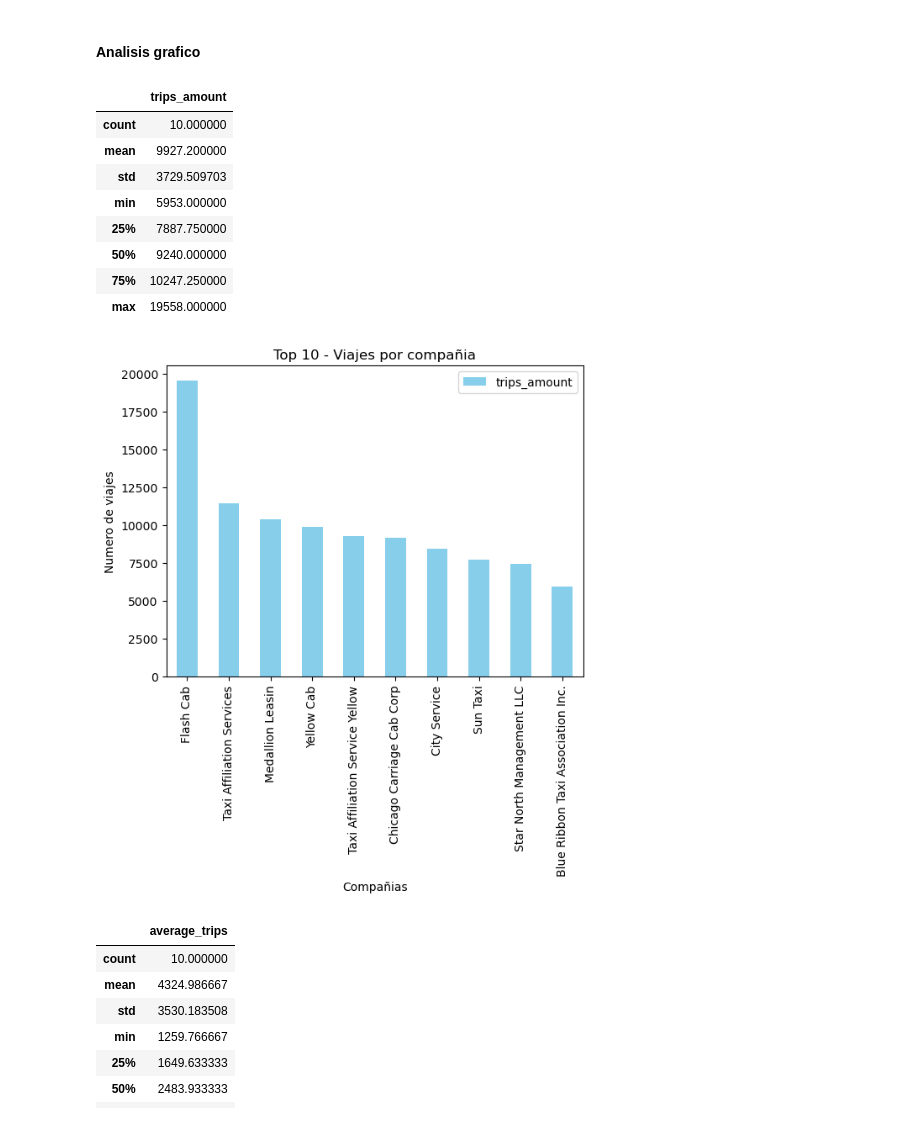
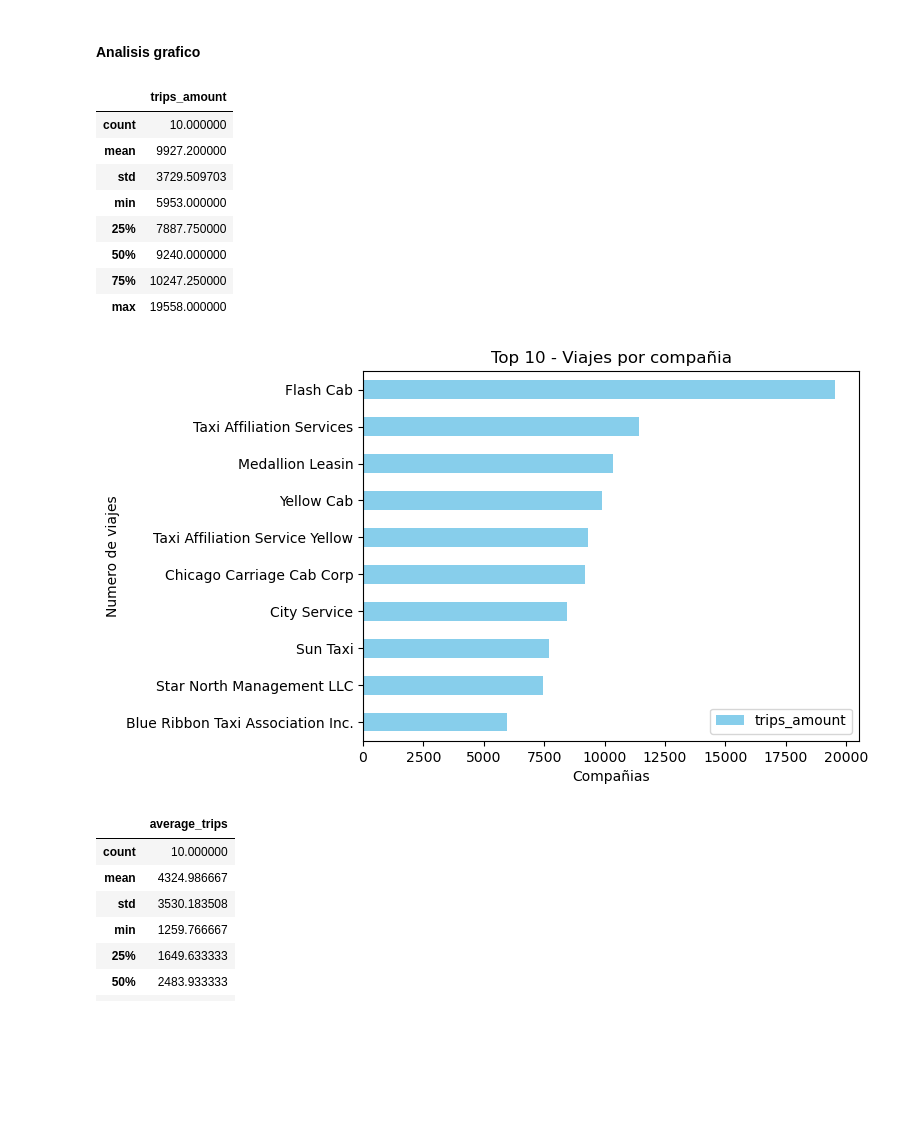
Before and after one commit to ManuelMorales-26/Analisis_viajes_Zuber, a Jupyter notebook: project8_viajes.ipynb, the cells around one changed output. Drawn from its saved outputs; the diff is of its cells as text; code cells hidden in the pictures; blank space fills up the shorter version.

```diff
--- a/project8_viajes.ipynb
+++ b/project8_viajes.ipynb
@@ -94,23 +99,23 @@ print(top_10_dropoff_trips)
 #### Analisis grafico
 # %%
 #Analisis top 10 compañias
-top_10_company.plot(kind="bar",x="company_name",y="trips_amount",color="skyblue")
+top_10_company.sort_values(by="trips_amount",ascending=True).plot(kind="barh",x="company_name",y="trips_amount",color="skyblue")
 plt.title("Top 10 - Viajes por compañia")
 plt.xlabel("Compañias")
 plt.ylabel("Numero de viajes")
 
 top_10_company.describe()
 # %% [output]
 |  | trips_amount |
 | count | 10.000000 |
 | mean | 9927.200000 |
 | std | 3729.509703 |
 | min | 5953.000000 |
 | 25% | 7887.750000 |
 | 50% | 9240.000000 |
 | 75% | 10247.250000 |
 | max | 19558.000000 |
-[figure, old version]
+[figure, new version]
 # %%
 #Analisis top 10 barrios
 top_10_dropoff_trips.plot(kind="bar",x="dropoff_location_name",y="average_trips",color="skyblue")
```
Also changed, not shown: parts of 9 cells of this notebook.
